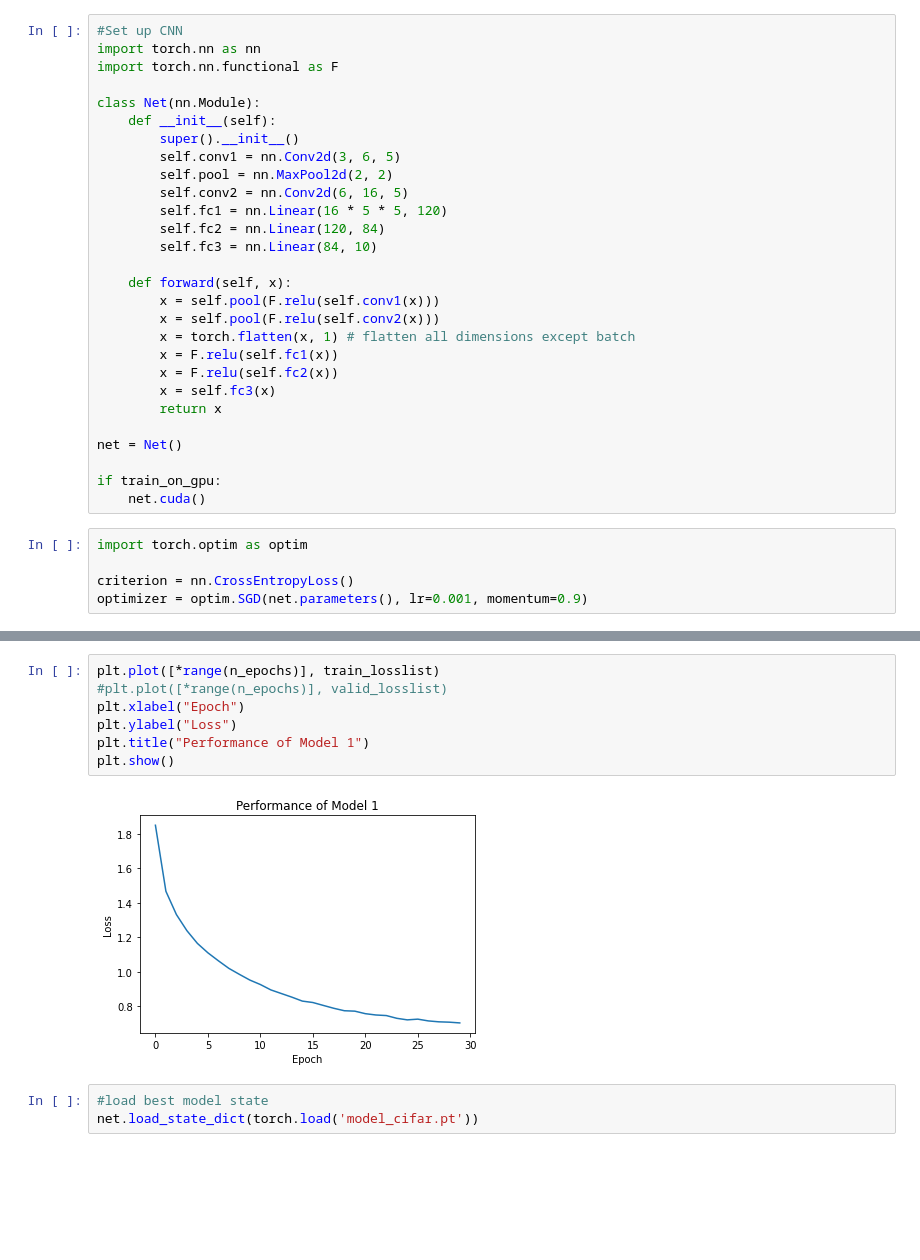
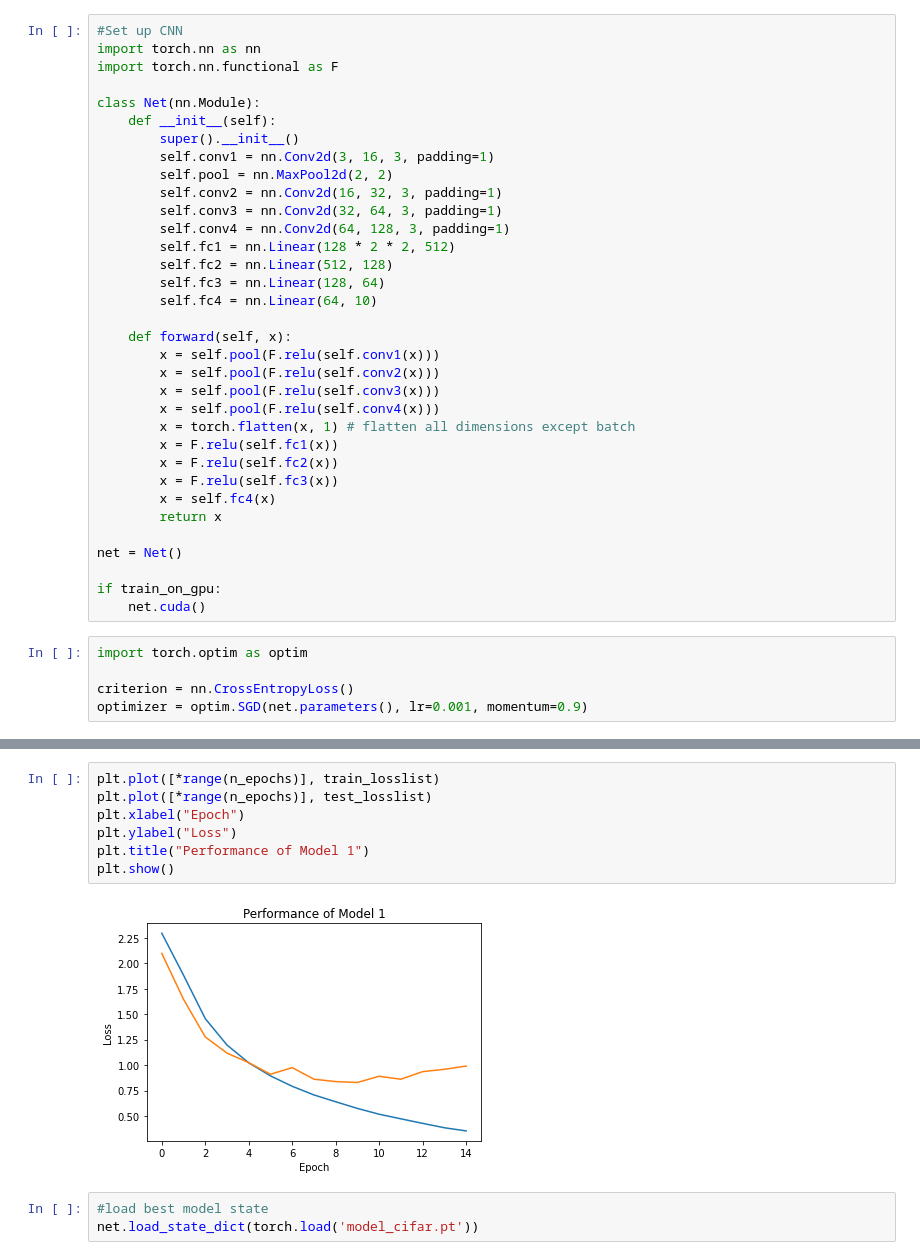
Before and after one commit to joedicko/INT2-Project, a Jupyter notebook: python_nb/int2_cnn.ipynb, the cells around one changed output, grey strips where cells are left out. Drawn from its saved outputs; the diff is of its cells as text; blank space fills up the shorter version.

```diff
--- a/python_nb/int2_cnn.ipynb
+++ b/python_nb/int2_cnn.ipynb
@@ -102,20 +105,26 @@ import torch.nn.functional as F
 class Net(nn.Module):
     def __init__(self):
         super().__init__()
-        self.conv1 = nn.Conv2d(3, 6, 5)
+        self.conv1 = nn.Conv2d(3, 16, 3, padding=1)
         self.pool = nn.MaxPool2d(2, 2)
-        self.conv2 = nn.Conv2d(6, 16, 5)
-        self.fc1 = nn.Linear(16 * 5 * 5, 120)
-        self.fc2 = nn.Linear(120, 84)
-        self.fc3 = nn.Linear(84, 10)
+        self.conv2 = nn.Conv2d(16, 32, 3, padding=1)
+        self.conv3 = nn.Conv2d(32, 64, 3, padding=1)
+        self.conv4 = nn.Conv2d(64, 128, 3, padding=1)
+        self.fc1 = nn.Linear(128 * 2 * 2, 512)
+        self.fc2 = nn.Linear(512, 128)
+        self.fc3 = nn.Linear(128, 64)
+        self.fc4 = nn.Linear(64, 10)
 
     def forward(self, x):
         x = self.pool(F.relu(self.conv1(x)))
         x = self.pool(F.relu(self.conv2(x)))
+        x = self.pool(F.relu(self.conv3(x)))
+        x = self.pool(F.relu(self.conv4(x)))
         x = torch.flatten(x, 1) # flatten all dimensions except batch
         x = F.relu(self.fc1(x))
         x = F.relu(self.fc2(x))
-        x = self.fc3(x)
+        x = F.relu(self.fc3(x))
+        x = self.fc4(x)
         return x
 
 net = Net()
@@ -218,12 +249,12 @@ ValueError: ignored
 # %%
 plt.plot([*range(n_epochs)], train_losslist)
-#plt.plot([*range(n_epochs)], valid_losslist)
+plt.plot([*range(n_epochs)], test_losslist)
 plt.xlabel("Epoch")
 plt.ylabel("Loss")
 plt.title("Performance of Model 1")
 plt.show()
 # %% [output]
-[figure, old version]
+[figure, new version]
 # %%
 #load best model state
 net.load_state_dict(torch.load('model_cifar.pt'))
```
Also changed, not shown: parts of 6 cells of this notebook.
